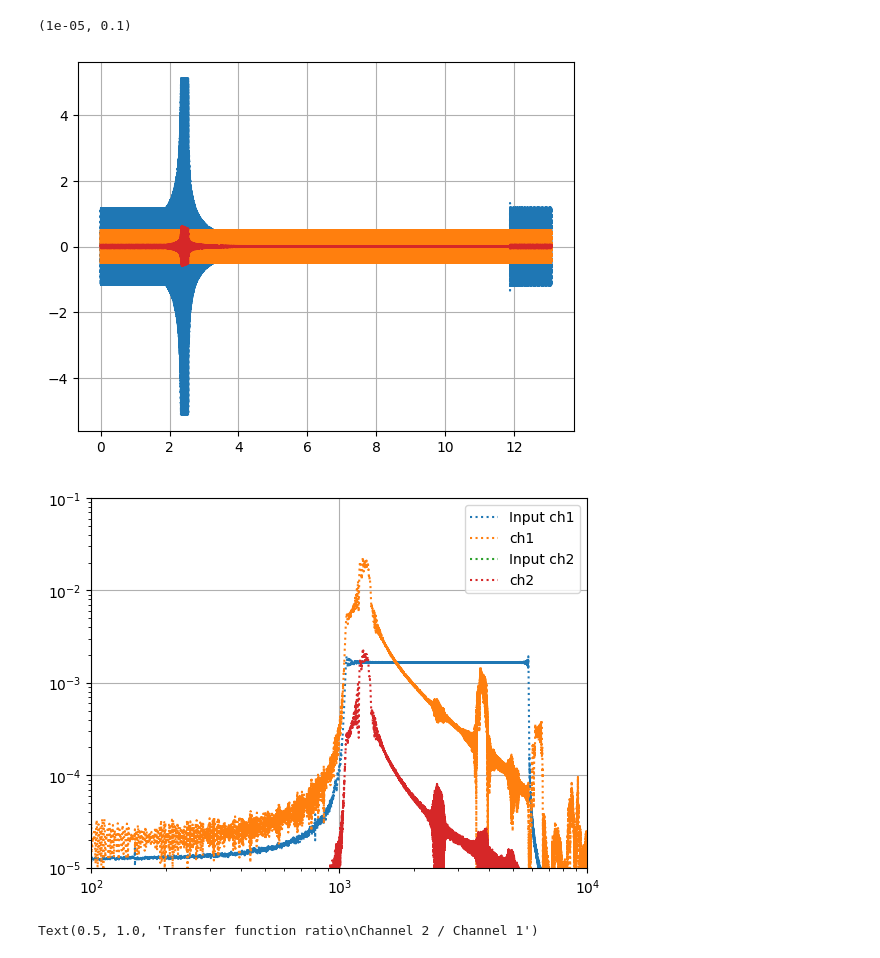
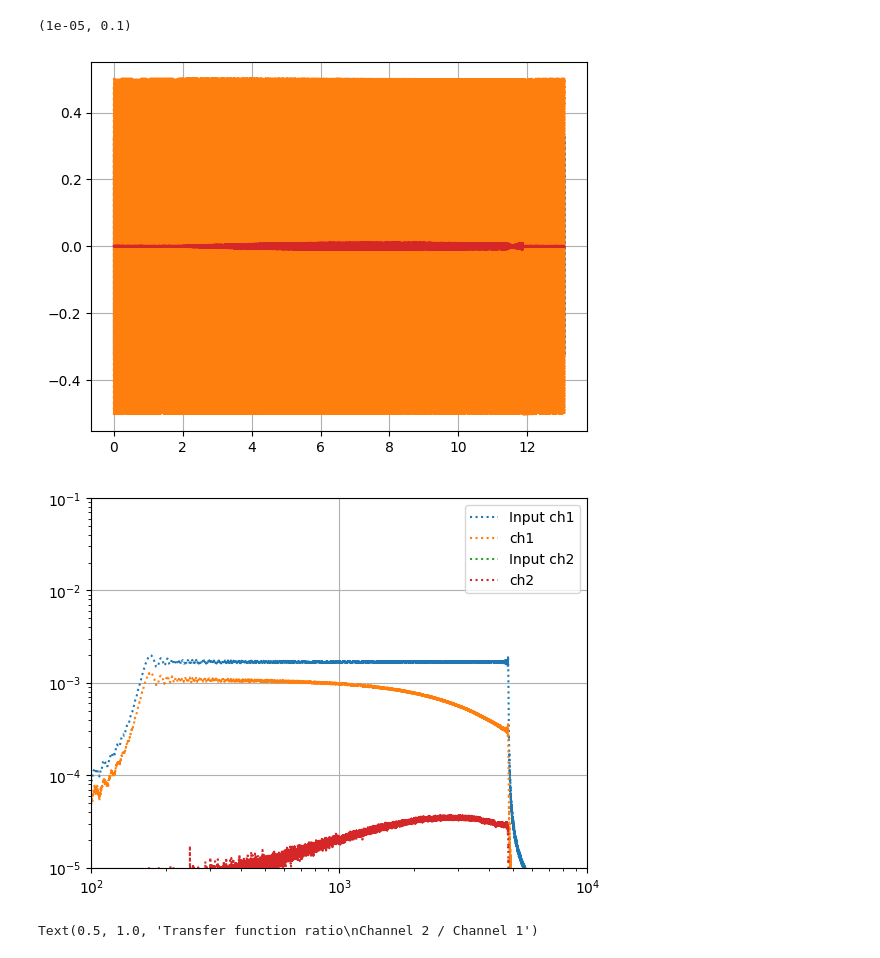
Before and after one commit to runabriguglio/SPLATT, a Jupyter notebook: splattsw/JupyterNotebooks/scratchPiezoTFs.ipynb, the cells around one changed output. Saved outputs shown, nothing was run; the diff lists cells and outputs as text; code cells hidden in the pictures.

```diff
--- a/splattsw/JupyterNotebooks/scratchPiezoTFs.ipynb
+++ b/splattsw/JupyterNotebooks/scratchPiezoTFs.ipynb
@@ -47,36 +47,36 @@ def get_spectrum(signal, dt=1, phase = False):
     if phase is True:
         spe_phi = np.angle(spe)
         return spe_mod, freq, spe_phi
     else:
         return spe_mod, freq
 
-data,tvec = read_wbdq_data('20260226_083643',show=True)
+data,tvec = read_wbdq_data('20260227_121956',show=True)
 tstart = 2
 tend = 11.5
 data = data[:,tvec>tstart]
 tvec = tvec[tvec>tstart]
 data = data[:,tvec<tend]
 tvec = tvec[tvec<tend]
 
 spe1,f = get_spectrum(data[0], dt=1/freq)
 spe2,f = get_spectrum(data[1], dt=1/freq)
 spe3,f = get_spectrum(data[2], dt=1/freq)
 spe4,f = get_spectrum(data[3], dt=1/freq)
 plt.figure()
 plt.plot(f,spe1,':',label='Input ch1')
 plt.plot(f,spe2,':',label='ch1')
 plt.plot(f,spe3,':',label='Input ch2')
 plt.plot(f,spe4,':',label='ch2')
 plt.legend()
 plt.grid()
 plt.xscale('log')
 plt.yscale('log')
 plt.xlim([1e+2,1e+4])
 plt.ylim([1e-5,1e-1])
 # %% [output]
 (1e-05, 0.1)
-[figure, old version]
+[figure, new version]
-[figure, old version]
+[figure, new version]
 # %%
 def get_spectra_from_tns(tns:list,fs:float,tstart=None,tend=None):
     spe_rms = None
```
Also changed, not shown: parts of 4 cells of this notebook.
